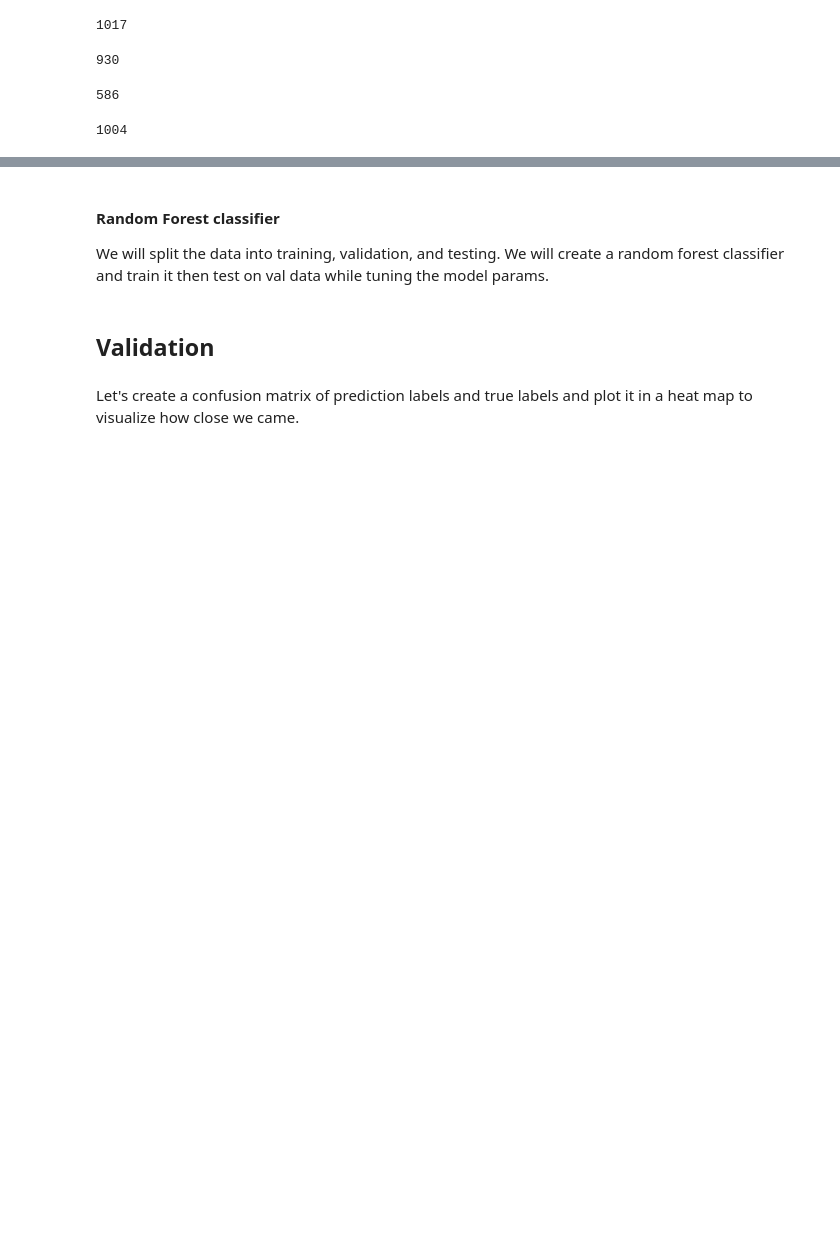
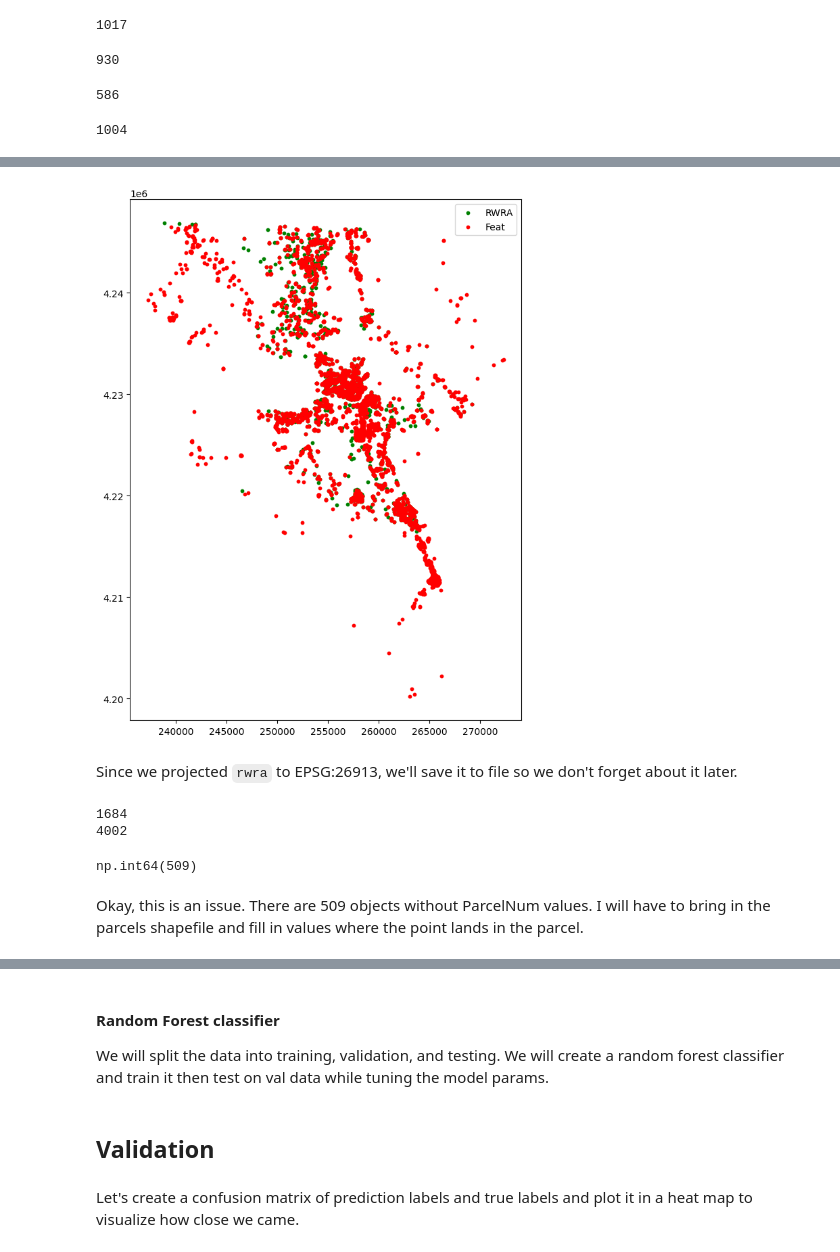
Before and after one commit to bryceayoung/ouray, a Jupyter notebook: workflows/analysis/risk_data_analysis.ipynb, the cells around one changed output, grey strips where cells are left out. Saved outputs shown, nothing was run; the diff lists cells and outputs as text; code cells hidden in the pictures; blank space fills up the shorter version.

Commit message:
spatial join of WRWC RWRA and my assessed features

```diff
--- a/workflows/analysis/risk_data_analysis.ipynb
+++ b/workflows/analysis/risk_data_analysis.ipynb
@@ -200,0 +203,51 @@ The workflow I intend to perform is this:
+# %%
+import os
+### Directory ###
+# Repository
+os.chdir(r'D:/_PROJECTS/P001_OurayParcel/ouray')
+# Root workspace
+ws = r'D:/_PROJECTS/P001_OurayParcel'
+
+### Data paths ###
+# Folder where all the data inputs and outputs will live
+data = os.path.join(ws, 'data')
+# Folder with feature set
+feat_path = os.path.join(data, '_out')
+# Folder with risk scores
+scores = os.path.join(data, 'wrwc_rwra')
+# Scratch folder for intermediate files
+scratch = os.path.join(data, '_temp')
+# Any final outputs go here
+out = os.path.join(data, '_out')
+# Figures to export
+figs = os.path.join(out, 'figures')
+
+# Ensure correct working directory
+os.getcwd()
+
+# Import objects
+import geopandas as gpd
+import pandas as pd
+
+pd.set_option('display.max_columns', None)
+rwra = gpd.read_file(os.path.join(scores, r'WRWC_RWRA_geopackage/WRWC_Data.gdb'), layer='wrwc_ouray')
+rwra = rwra.to_crs(26913)
+feat = gpd.read_file(os.path.join(feat_path, 'centr_full_nonan_WKID26913.gpkg'))
+
+# Plot to preview data
+import matplotlib.pyplot as plt
+fig, ax = plt.subplots(figsize=(10, 10))
+
+# Plot rwra points in green
+rwra.plot(ax=ax, color='green', markersize=10, label='RWRA')
+
+# Plot feat points in red
+feat.plot(ax=ax, color='red', markersize=10, label='Feat')
+
+# Optional: add a legend and a title
+plt.legend()
+plt.show()
+# %% [output]
+[figure, added]
+# %% [markdown]
+Since we projected `rwra` to EPSG:26913, we'll save it to file so we don't forget about it later.
@@ -200,0 +256,12 @@ The workflow I intend to perform is this:
+# %%
+print(len(rwra))
+print(len(feat))
+# %% [output]
+1684
+4002
+# %%
+rwra['ParcelNum'].isna().sum()
+# %% [output]
+np.int64(509)
+# %% [markdown]
+Okay, this is an issue. There are 509 objects without ParcelNum values. I will have to bring in the parcels shapefile and fill in values where the point lands in the parcel.
```
Also changed, not shown: parts of 19 cells of this notebook.
